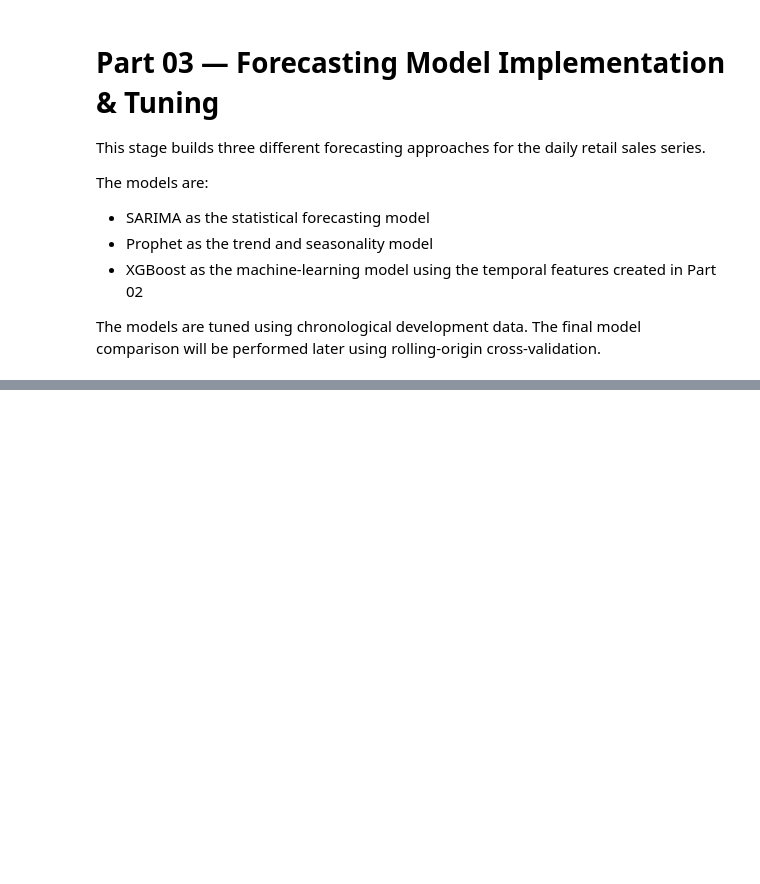
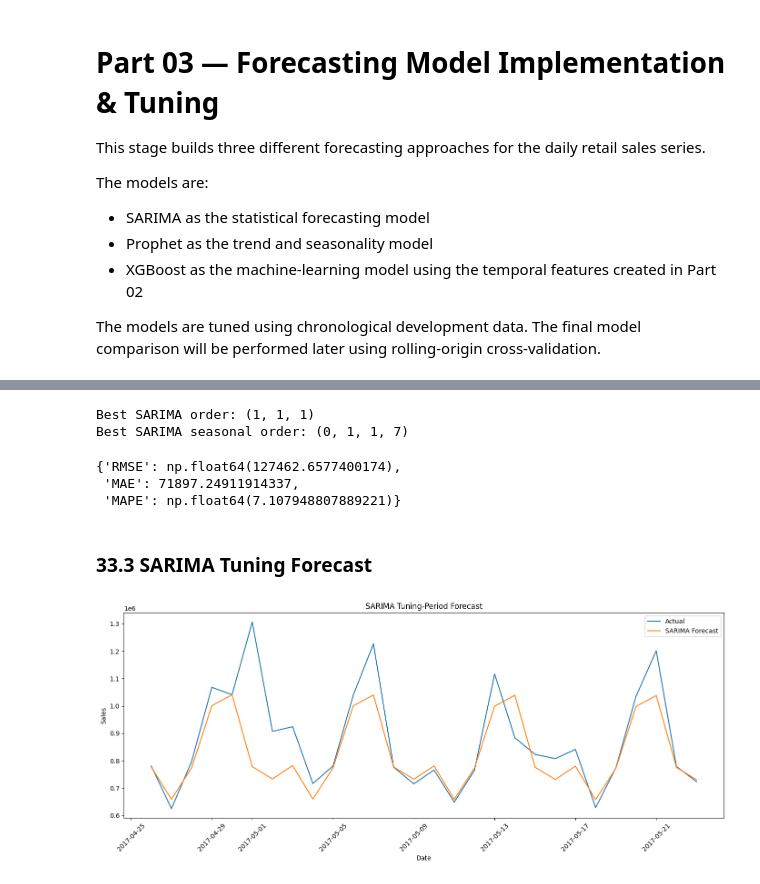
Before and after one commit to francisparwez/retail-demand-forecasting, a Jupyter notebook: notebooks/retail_demand_forecasting.ipynb, the cells around one changed output, grey strips where cells are left out. Saved outputs shown, nothing was run; the diff lists cells and outputs as text; code cells hidden in the pictures; blank space fills up the shorter version.

```diff
--- a/notebooks/retail_demand_forecasting.ipynb
+++ b/notebooks/retail_demand_forecasting.ipynb
@@ -2293,0 +1438,14 @@ The test dataset remains completely untouched.
+# %%
+from statsmodels.tsa.statespace.sarimax import SARIMAX
+
+sarima_series = (
+    daily_sales
+    .set_index("date")["sales"]
+    .asfreq("D")
+)
+
+sarima_tune_train = sarima_series.loc[:tuning_train_end]
+sarima_tune_valid = sarima_series.loc[tuning_validation_start:tuning_validation_end]
+
+print("SARIMA tuning training observations:", sarima_tune_train.shape[0])
+print("SARIMA tuning validation observations:", sarima_tune_valid.shape[0])
@@ -2293,0 +1523,42 @@ The test dataset remains completely untouched.
+# %%
+best_sarima_order = sarima_results_df.loc[0, "order"]
+best_sarima_seasonal_order = sarima_results_df.loc[0, "seasonal_order"]
+
+print("Best SARIMA order:", best_sarima_order)
+print("Best SARIMA seasonal order:", best_sarima_seasonal_order)
+# %% [output]
+Best SARIMA order: (1, 1, 1)
+Best SARIMA seasonal order: (0, 1, 1, 7)
+# %%
+best_sarima = SARIMAX(
+    sarima_tune_train,
+    order=best_sarima_order,
+    seasonal_order=best_sarima_seasonal_order,
+    enforce_stationarity=False,
+    enforce_invertibility=False
+)
+
+best_sarima_result = best_sarima.fit(disp=False, maxiter=200)
+sarima_predictions = best_sarima_result.get_forecast(steps=len(sarima_tune_valid)).predicted_mean
+sarima_tuning_metrics = calculate_metrics(sarima_tune_valid, sarima_predictions)
+sarima_tuning_metrics
+# %% [output]
+{'RMSE': np.float64(127462.6577400174),
+ 'MAE': 71897.24911914337,
+ 'MAPE': np.float64(7.107948807889221)}
+# %% [markdown]
+### 33.3 SARIMA Tuning Forecast
+# %%
+plt.figure(figsize=(14, 6))
+plt.plot(sarima_tune_valid.index, sarima_tune_valid.values, label="Actual")
+plt.plot(sarima_predictions.index, sarima_predictions.values, label="SARIMA Forecast")
+plt.title("SARIMA Tuning-Period Forecast")
+plt.xlabel("Date")
+plt.ylabel("Sales")
+plt.legend()
+plt.xticks(rotation=45)
+plt.tight_layout()
+plt.savefig("../images/14_sarima_validation_forecast.png", dpi=300, bbox_inches="tight")
+plt.show()
+# %% [output]
+[figure, added]
```
Also changed, not shown: parts of 107 cells of this notebook, 11 other files.
